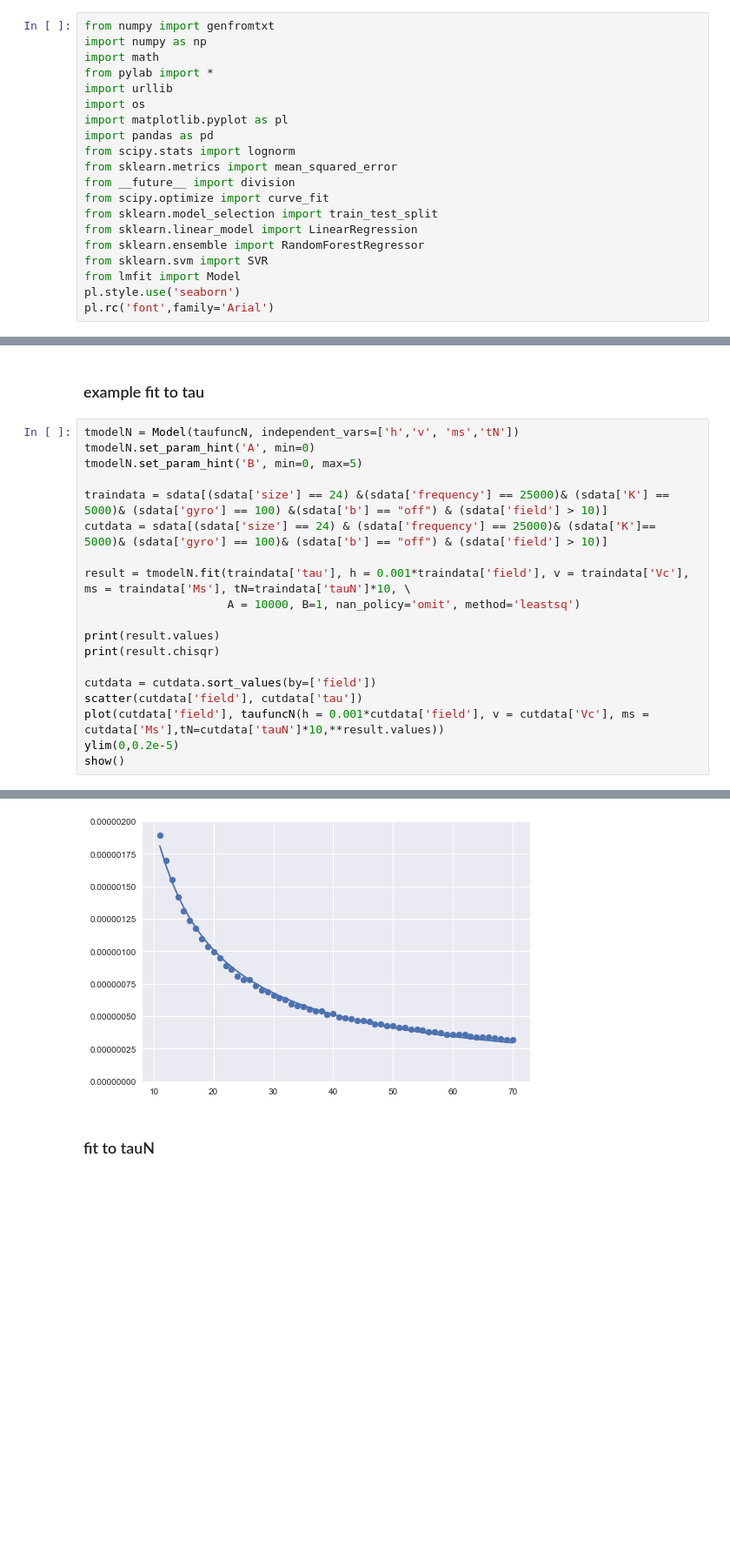
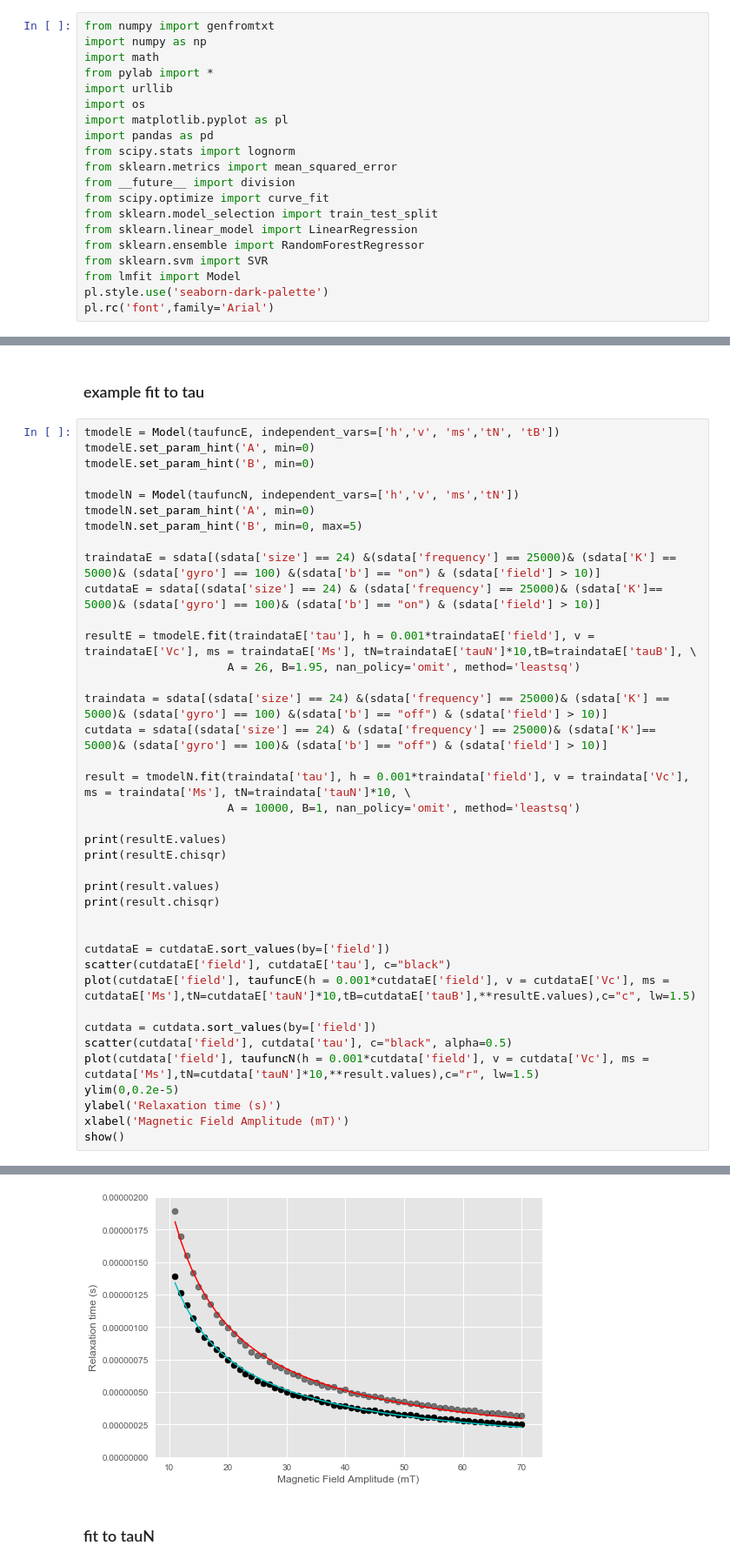
Before and after one commit to cshasha/simulation-analysis, a Jupyter notebook: tau_fitting.ipynb, the cells around one changed output, grey strips where cells are left out. Shown: that part at 87% size. Drawn from its saved outputs; the diff is of its cells as text; blank space fills up the shorter version.

```diff
--- a/tau_fitting.ipynb
+++ b/tau_fitting.ipynb
@@ -16,7 +16,7 @@ from sklearn.linear_model import LinearRegression
 from sklearn.ensemble import RandomForestRegressor
 from sklearn.svm import SVR
 from lmfit import Model
-pl.style.use('seaborn')
+pl.style.use('seaborn-dark-palette')
 pl.rc('font',family='Arial')
 # %% [markdown]
 ### constants
@@ -361,9 +388,19 @@ def linefit(x, m, bb):
 # %% [markdown]
 ### example fit to tau
 # %%
+tmodelE = Model(taufuncE, independent_vars=['h','v', 'ms','tN', 'tB'])
+tmodelE.set_param_hint('A', min=0)
+tmodelE.set_param_hint('B', min=0)
+
 tmodelN = Model(taufuncN, independent_vars=['h','v', 'ms','tN'])
 tmodelN.set_param_hint('A', min=0)
 tmodelN.set_param_hint('B', min=0, max=5)
+
+traindataE = sdata[(sdata['size'] == 24) &(sdata['frequency'] == 25000)& (sdata['K'] == 5000)& (sdata['gyro'] == 100) &(sdata['b'] == "on") & (sdata['field'] > 10)]
+cutdataE = sdata[(sdata['size'] == 24) & (sdata['frequency'] == 25000)& (sdata['K']== 5000)& (sdata['gyro'] == 100)& (sdata['b'] == "on") & (sdata['field'] > 10)]
+
+resultE = tmodelE.fit(traindataE['tau'], h = 0.001*traindataE['field'], v = traindataE['Vc'], ms = traindataE['Ms'], tN=traindataE['tauN']*10,tB=traindataE['tauB'], \
+                     A = 26, B=1.95, nan_policy='omit', method='leastsq')
 
 traindata = sdata[(sdata['size'] == 24) &(sdata['frequency'] == 25000)& (sdata['K'] == 5000)& (sdata['gyro'] == 100) &(sdata['b'] == "off") & (sdata['field'] > 10)]
 cutdata = sdata[(sdata['size'] == 24) & (sdata['frequency'] == 25000)& (sdata['K']== 5000)& (sdata['gyro'] == 100)& (sdata['b'] == "off") & (sdata['field'] > 10)]
@@ -371,12 +408,22 @@ cutdata = sdata[(sdata['size'] == 24) & (sdata['frequency'] == 25000)& (sdata['K
 result = tmodelN.fit(traindata['tau'], h = 0.001*traindata['field'], v = traindata['Vc'], ms = traindata['Ms'], tN=traindata['tauN']*10, \
                      A = 10000, B=1, nan_policy='omit', method='leastsq')
 
+print(resultE.values)
+print(resultE.chisqr)
+
 print(result.values)
 print(result.chisqr)
 
+
+cutdataE = cutdataE.sort_values(by=['field'])
+scatter(cutdataE['field'], cutdataE['tau'], c="black")
+plot(cutdataE['field'], taufuncE(h = 0.001*cutdataE['field'], v = cutdataE['Vc'], ms = cutdataE['Ms'],tN=cutdataE['tauN']*10,tB=cutdataE['tauB'],**resultE.values),c="c", lw=1.5)
+
 cutdata = cutdata.sort_values(by=['field'])
-scatter(cutdata['field'], cutdata['tau'])
-plot(cutdata['field'], taufuncN(h = 0.001*cutdata['field'], v = cutdata['Vc'], ms = cutdata['Ms'],tN=cutdata['tauN']*10,**result.values))
+scatter(cutdata['field'], cutdata['tau'], c="black", alpha=0.5)
+plot(cutdata['field'], taufuncN(h = 0.001*cutdata['field'], v = cutdata['Vc'], ms = cutdata['Ms'],tN=cutdata['tauN']*10,**result.values),c="r", lw=1.5)
 ylim(0,0.2e-5)
+ylabel('Relaxation time (s)')
+xlabel('Magnetic Field Amplitude (mT)')
 show()
 # %% [output]
@@ -383,6 +432,6 @@ show()
 {'B': 1.9564589846947911, 'A': 26.062092758600524}
 2.56285248911e-14
-[figure, old version]
+[figure, new version]
 # %% [markdown]
 ### fit to tauN
 # %%
```
Also changed, not shown: parts of 9 cells of this notebook.
